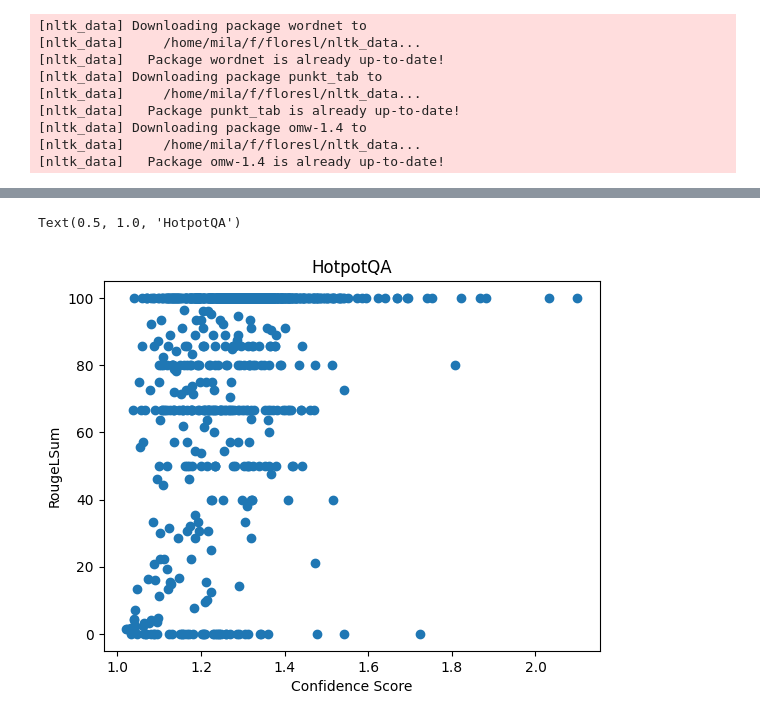
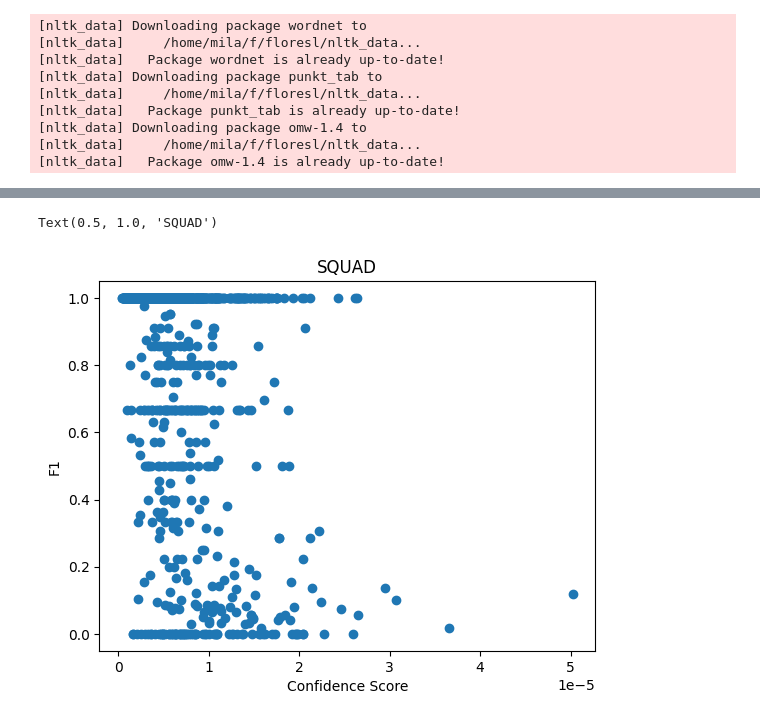
Before and after one commit to ljyflores/calibrated-confidence-for-nlg, a Jupyter notebook: analysis_squad.ipynb, the cells around one changed output, grey strips where cells are left out. Drawn from its saved outputs; the diff is of its cells as text; code cells hidden in the pictures.

Commit message:
Add baseline scores and switch to ConfidenceObject

```diff
--- a/analysis_squad.ipynb
+++ b/analysis_squad.ipynb
@@ -17,21 +17,17 @@ from src.eval import calculate_rouge, calculate_f1_score
 # %%
 df = pd.read_csv("data/squad/test.csv")
 
-scores = json.load(open("results/t5/checkpoint-26280_squad_scores.json", "r"))
-with open("results/t5/checkpoint-26280_squad_sentences") as file:
-    texts = [line.rstrip() for line in file]
+scores = json.load(open("results/t5/checkpoint-26280_squad.json", "r"))
+beam_score_ratios = scores.pop("beam_score_ratios")
 # %%
 rougels, f1s = list[float](), list[float]()
-for pred, label in zip(texts, df["target"]):
+for pred, label in zip(scores["sentences"], df["target"]):
     rouge = calculate_rouge(predictions=[pred], references=[[label]])["rougeL"]
     f1 = calculate_f1_score(prediction=pred, ground_truth=label)
     rougels.append(rouge)
     f1s.append(f1)
 # %%
-df_score = pd.DataFrame(
-    {
-        "rougel": rougels,
-        "f1": f1s,
-        "cert": scores["99"],
-    }
-)
+df_score = pd.DataFrame.from_dict(scores)
+df_score["beam_score_ratio"] = beam_score_ratios["2"]
+df_score["rougeL"] = rougels
+df_score["f1"] = f1s
@@ -48,8 +47,8 @@ array([[1.        , 0.32557822],
 # %%
-plt.scatter(y=df_score["rougel"], x=df_score["cert"])
+plt.scatter(y=df_score["f1"], x=df_score["dropout_entropy"])
 plt.xlabel("Confidence Score")
-plt.ylabel("RougeLSum")
-plt.title("HotpotQA")
+plt.ylabel("F1")
+plt.title("SQUAD")
 # %% [output]
-Text(0.5, 1.0, 'HotpotQA')
+Text(0.5, 1.0, 'SQUAD')
-[figure, old version]
+[figure, new version]
```
Also changed, not shown: parts of 5 cells of this notebook, 53 other files.
